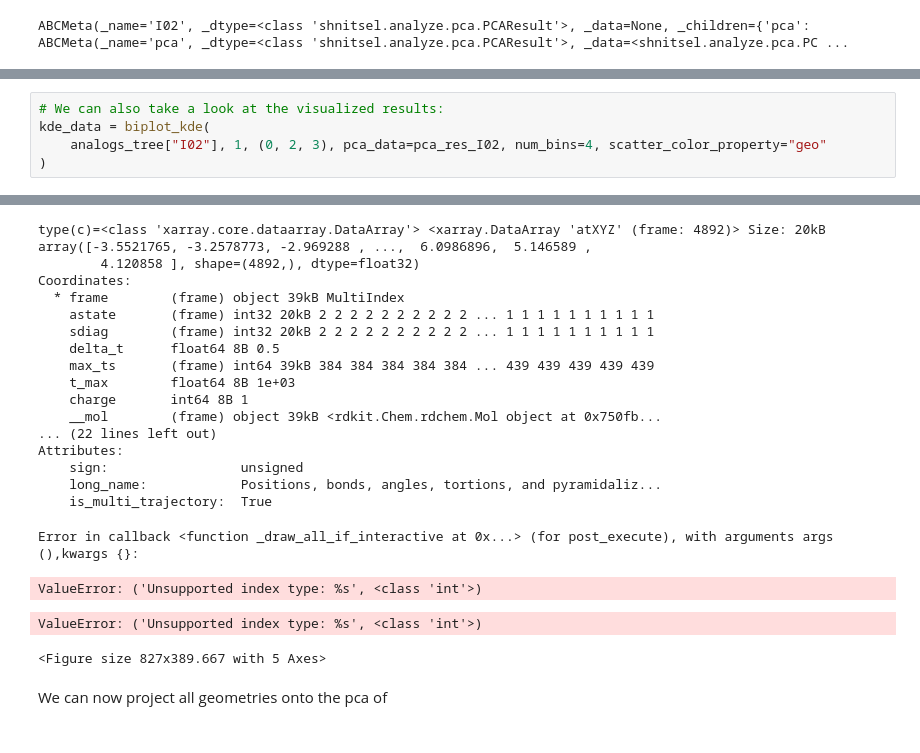
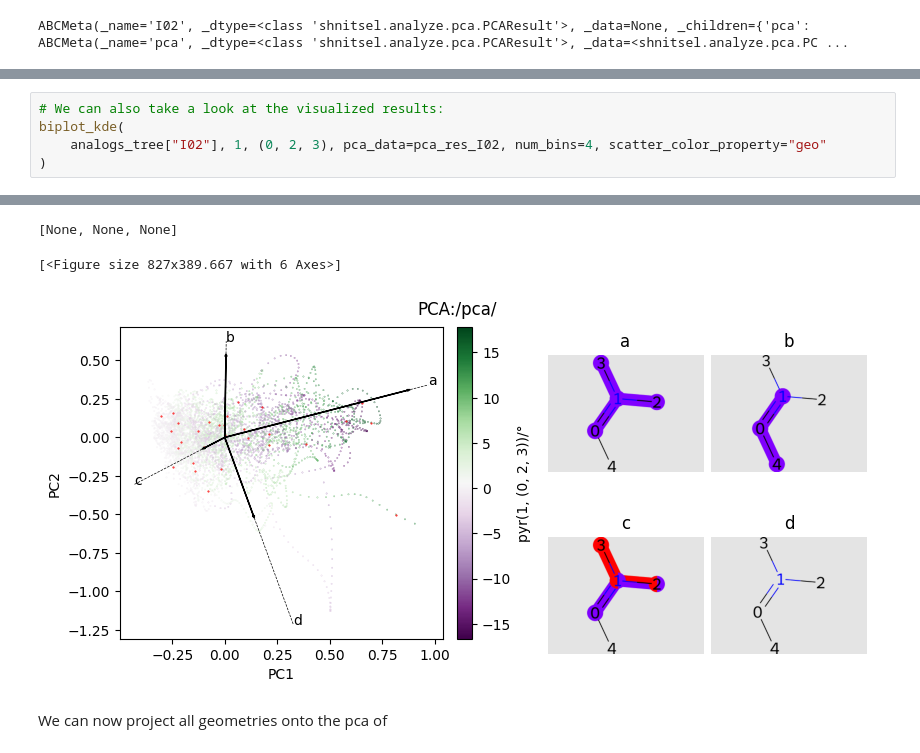
Before and after one commit to SHNITSEL/shnitsel-tools, a Jupyter notebook: tutorials/3_across_compounds.ipynb, the cells around one changed output, grey strips where cells are left out. Cells and saved outputs as stored; diff of their text form.

Commit message:
Update across compounds notebook with fix of kde biplot

```diff
--- a/tutorials/3_across_compounds.ipynb
+++ b/tutorials/3_across_compounds.ipynb
@@ -166,6 +168,6 @@ Maximum contributing features to component 0 :
 # %%
 # We can also take a look at the visualized results:
-kde_data = biplot_kde(
+biplot_kde(
     analogs_tree["I02"], 1, (0, 2, 3), pca_data=pca_res_I02, num_bins=4, scatter_color_property="geo"
 )
 # %% [output]
@@ -175,24 +177,6 @@ WARNING:root:No points in range 30 < x < 90 for KDE fit
-type(c)=<class 'xarray.core.dataarray.DataArray'> <xarray.DataArray 'atXYZ' (frame: 4892)> Size: 20kB
-array([-3.5521765, -3.2578773, -2.969288 , ...,  6.0986896,  5.146589 ,
-        4.120858 ], shape=(4892,), dtype=float32)
-Coordinates:
-  * frame        (frame) object 39kB MultiIndex
-    astate       (frame) int32 20kB 2 2 2 2 2 2 2 2 2 2 ... 1 1 1 1 1 1 1 1 1 1
-    sdiag        (frame) int32 20kB 2 2 2 2 2 2 2 2 2 2 ... 1 1 1 1 1 1 1 1 1 1
-    delta_t      float64 8B 0.5
-    max_ts       (frame) int64 39kB 384 384 384 384 384 ... 439 439 439 439 439
-    t_max        float64 8B 1e+03
-    charge       int64 8B 1
-    __mol        (frame) object 39kB <rdkit.Chem.rdchem.Mol object at 0x750fb...
-... (22 lines left out)
-Attributes:
-    sign:                 unsigned
-    long_name:            Positions, bonds, angles, tortions, and pyramidaliz...
-    is_multi_trajectory:  True
+[None, None, None]
-Error in callback <function _draw_all_if_interactive at 0x...> (for post_execute), with arguments args (),kwargs {}:
+[<Figure size 827x389.667 with 6 Axes>]
-ValueError: ('Unsupported index type: %s', <class 'int'>)
-ValueError: ('Unsupported index type: %s', <class 'int'>)
-<Figure size 827x389.667 with 5 Axes>
+[figure, added]
 # %% [markdown]
 We can now project all geometries onto the pca of
 # %% [markdown]
```
Also changed, not shown: parts of 3 cells of this notebook.
